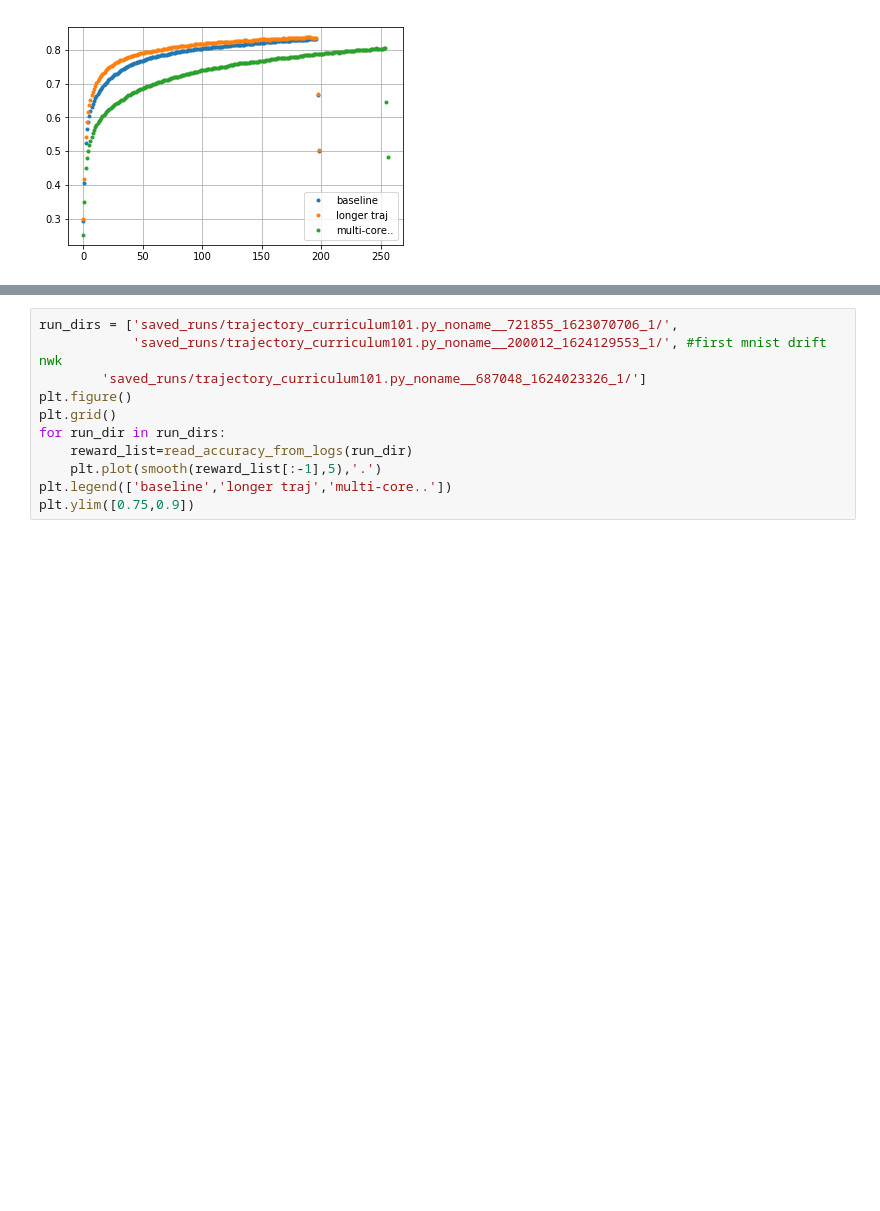
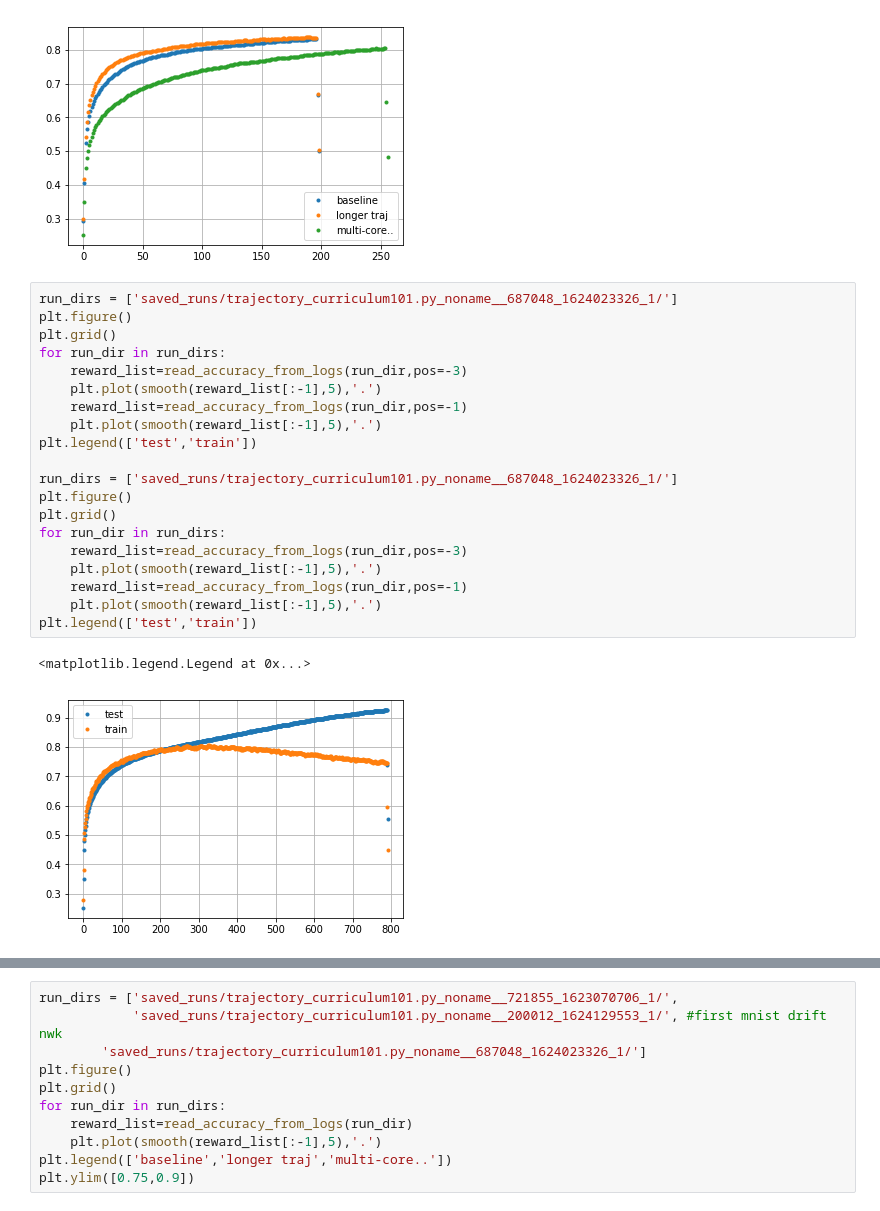
Before and after one commit to sashkarivkind/imagewalker, a Jupyter notebook: log_reader_resolution.ipynb, the cells around one changed output, grey strips where cells are left out. Drawn from its saved outputs; the diff is of its cells as text; blank space fills up the shorter version.

```diff
--- a/log_reader_resolution.ipynb
+++ b/log_reader_resolution.ipynb
@@ -246,3 +246,26 @@ plt.legend(['baseline','longer traj','multi-core..'])
 # %% [output]
 <matplotlib.legend.Legend at 0x...>
 [figure]
+# %%
+run_dirs = ['saved_runs/trajectory_curriculum101.py_noname__687048_1624023326_1/']
+plt.figure()
+plt.grid()
+for run_dir in run_dirs:
+    reward_list=read_accuracy_from_logs(run_dir,pos=-3)
+    plt.plot(smooth(reward_list[:-1],5),'.')
+    reward_list=read_accuracy_from_logs(run_dir,pos=-1)
+    plt.plot(smooth(reward_list[:-1],5),'.')
+plt.legend(['test','train'])
+
+run_dirs = ['saved_runs/trajectory_curriculum101.py_noname__687048_1624023326_1/']
+plt.figure()
+plt.grid()
+for run_dir in run_dirs:
+    reward_list=read_accuracy_from_logs(run_dir,pos=-3)
+    plt.plot(smooth(reward_list[:-1],5),'.')
+    reward_list=read_accuracy_from_logs(run_dir,pos=-1)
+    plt.plot(smooth(reward_list[:-1],5),'.')
+plt.legend(['test','train'])
+# %% [output]
+<matplotlib.legend.Legend at 0x...>
+[figure, added]
```
Also changed, not shown: parts of 3 cells of this notebook, 1 other file.
